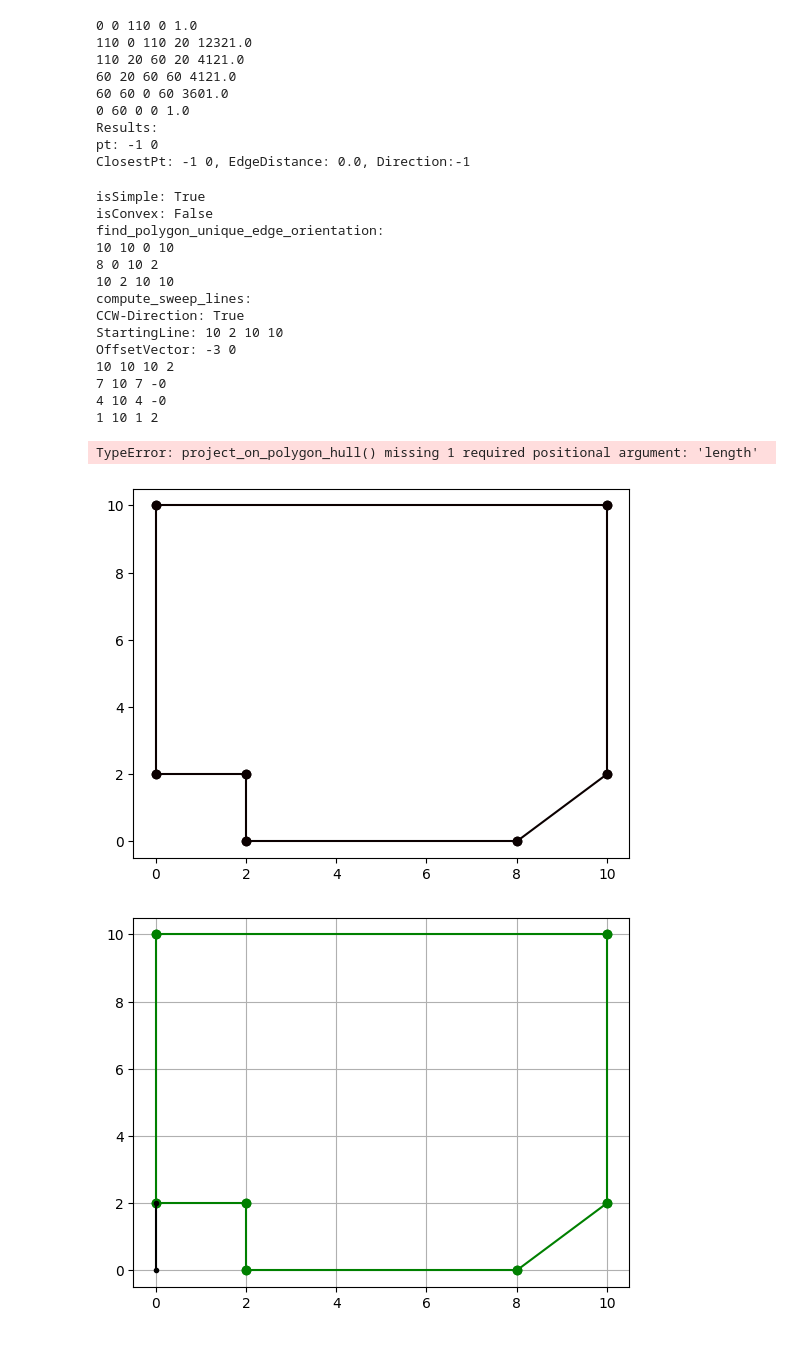
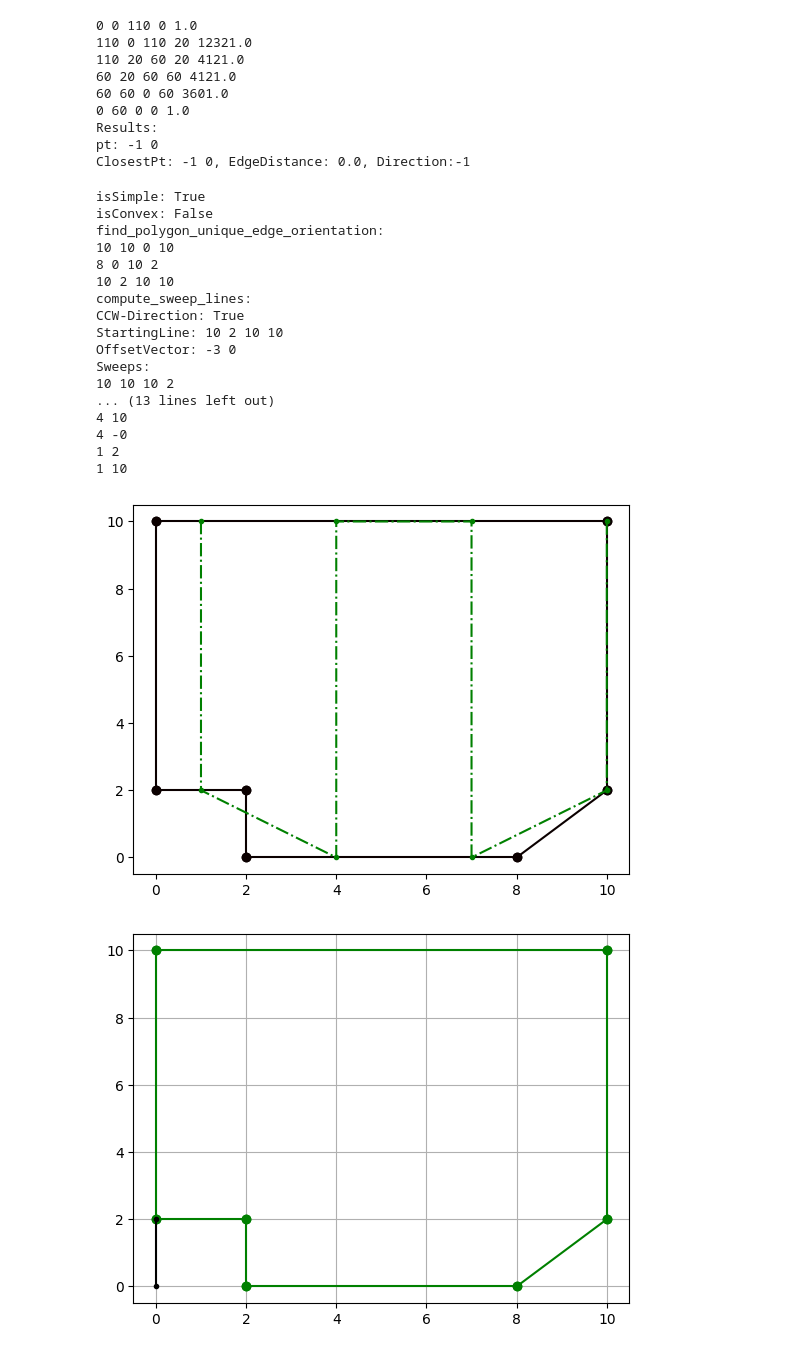
Before and after one commit to dringakn/ROSExamples, a Jupyter notebook: script/cgal_playground.ipynb, the cells around one changed output. Cells and saved outputs as stored; diff of their text form; code cells hidden in the pictures.

Commit message:
cgal polygon analysis

```diff
--- a/script/cgal_playground.ipynb
+++ b/script/cgal_playground.ipynb
@@ -738,7 +738,7 @@ def compute_waypoints(sweeps: list(), graph: vg.VisGraph):
             start = sweep.source()
             goal = sweep.target()
             # connect previous segments
-            result, path = calculate_shortest_path(graph, waypoints[-1], goal)
+            result, path = calculate_shortest_path(graph, waypoints[-1], start)
             if result == True:
                 if len(path)>2:
                     print("Complex path:")
@@ -881,38 +881,44 @@ def calculate_shortest_path(graph: vg.VisGraph, start: Point_2, goal: Point_2, p
 
 print(f"isSimple: {pg4.is_simple()}")
 print(f"isConvex: {pg4.is_convex()}")
 dirs = find_polygon_unique_edge_orientation(pg4)
 print(f"find_polygon_unique_edge_orientation:")
 for dir in dirs:
     print(dir)
 
 g = create_visbility_graph(pg4)
 plot_vis_graph(g, plt.gca())
 print(f"compute_sweep_lines:")
 result, sweeps = compute_sweep_lines(pg4, dirs[2], 3, True)
 if result:
+    print(f"Sweeps:")
     for sweep in sweeps:
         print(sweep)
         # plot_cgal_segment2(sweep, plt.gca(), "--r.")
     waypoints = compute_waypoints(sweeps, g)
+    print(f"Waypoints:")
+    for wp in waypoints:
+        print(wp)
     plot_cgal_waypoints(waypoints, plt.gca(), "-.g.")
 # %% [output]
 isSimple: True
 isConvex: False
 find_polygon_unique_edge_orientation:
 10 10 0 10
 8 0 10 2
 10 2 10 10
 compute_sweep_lines:
 CCW-Direction: True
 StartingLine: 10 2 10 10
 OffsetVector: -3 0
+Sweeps:
 10 10 10 2
-7 10 7 -0
-4 10 4 -0
-1 10 1 2
+... (13 lines left out)
+4 10
+4 -0
+1 2
+1 10
-TypeError: project_on_polygon_hull() missing 1 required positional argument: 'length'
-[figure, old version]
+[figure, new version]
 # %%
 # pg3.reverse_orientation()
 # cgal_polygon_properties(pg3)
```
